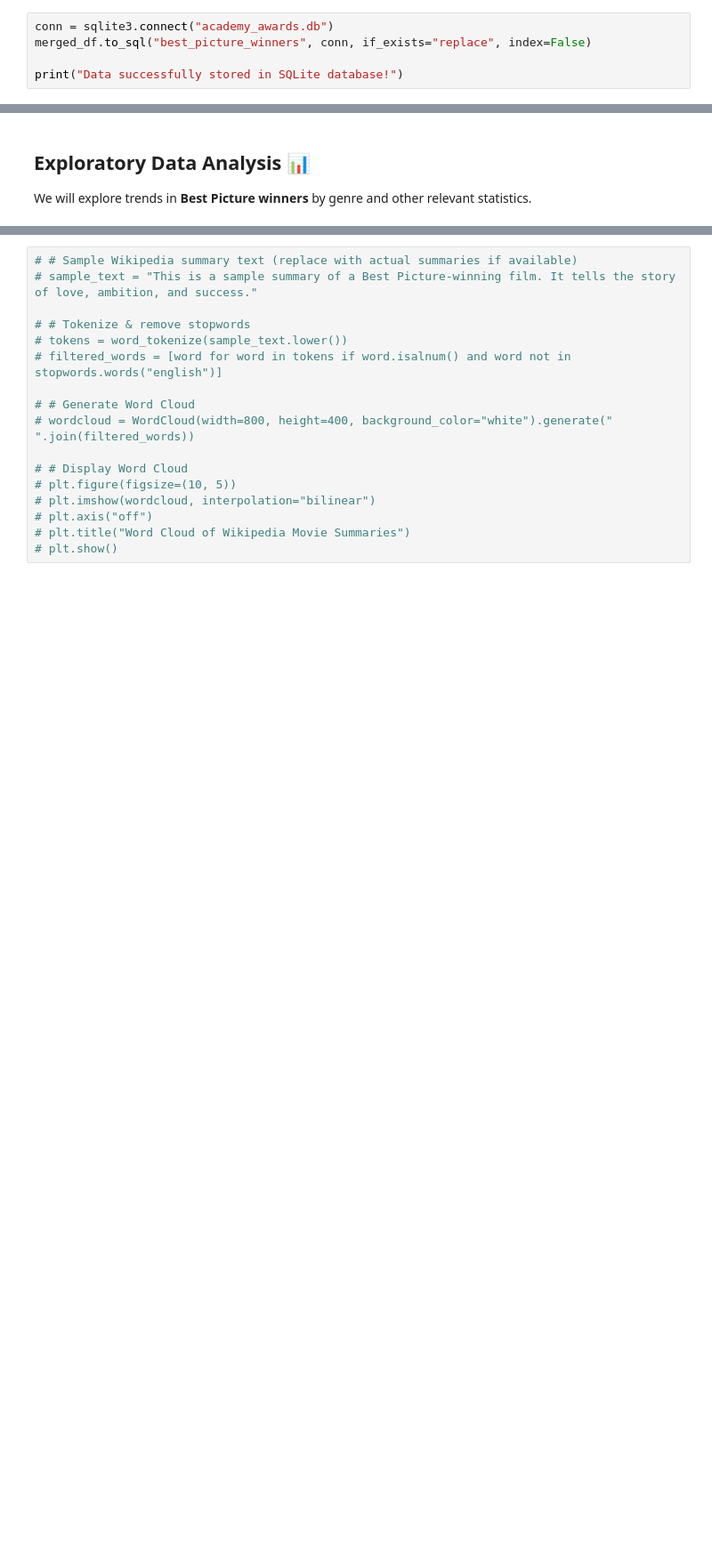
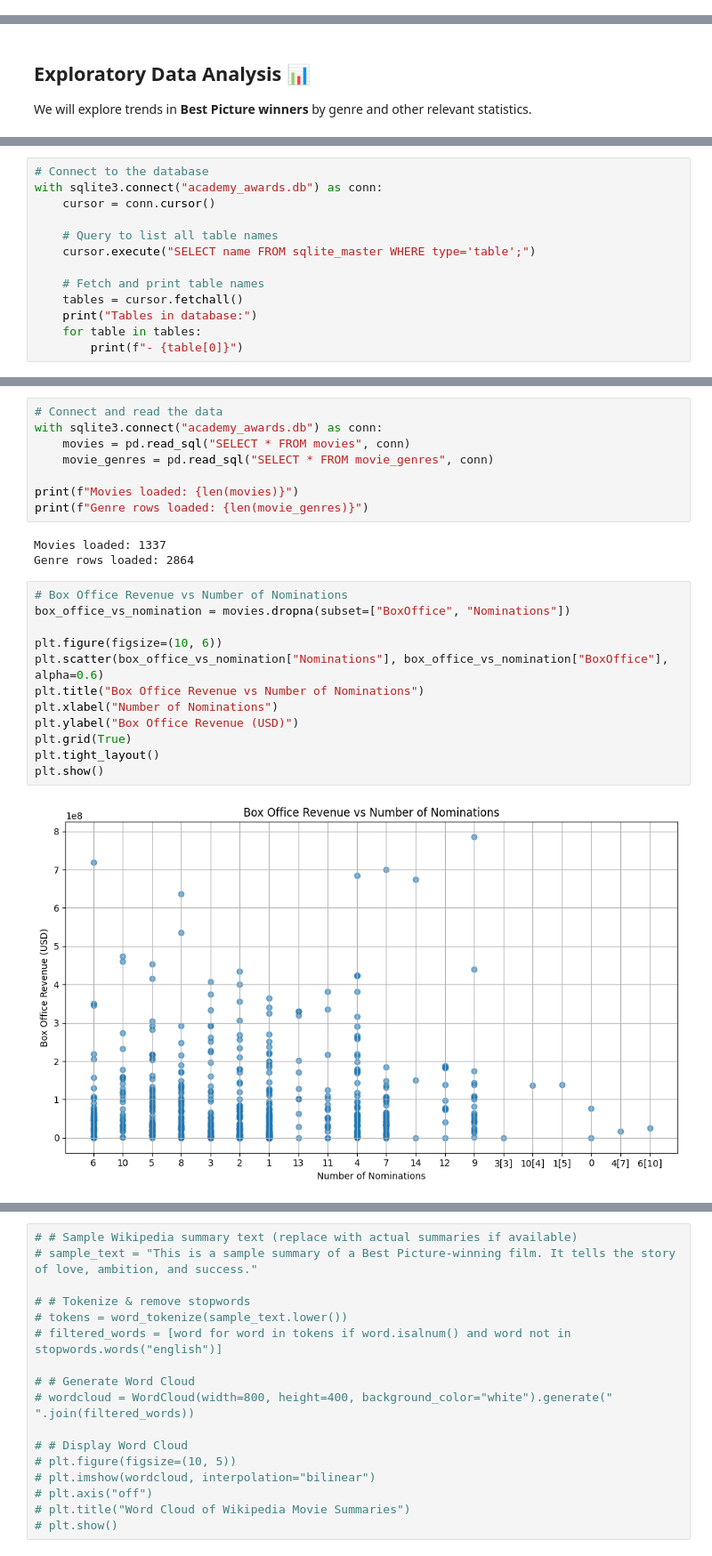
Before and after one commit to judd-jacobs/code-you-capstone, a Jupyter notebook: academy_awards_analysis_new.ipynb, the cells around one changed output, grey strips where cells are left out. Shown at 89% size. Drawn from its saved outputs; the diff is of its cells as text; blank space fills up the shorter version.

Commit message:
Ready to review visualizations

```diff
--- a/academy_awards_analysis_new.ipynb
+++ b/academy_awards_analysis_new.ipynb
@@ -454,8 +454,3 @@ memory usage: 1.1+ MB
 5 rows × 47 columns
 # %% [markdown]
 ### Save cleaned data to local SQLite database
-# %%
-conn = sqlite3.connect("academy_awards.db")
-merged_df.to_sql("best_picture_winners", conn, if_exists="replace", index=False)
-
-print("Data successfully stored in SQLite database!")
@@ -539,0 +489,13 @@ We will analyze **box office revenue** and number of nominations.
+# %%
+# Connect to the database
+with sqlite3.connect("academy_awards.db") as conn:
+    cursor = conn.cursor()
+
+    # Query to list all table names
+    cursor.execute("SELECT name FROM sqlite_master WHERE type='table';")
+
+    # Fetch and print table names
+    tables = cursor.fetchall()
+    print("Tables in database:")
+    for table in tables:
+        print(f"- {table[0]}")
@@ -539,0 +509,25 @@ We will analyze **box office revenue** and number of nominations.
+# %%
+# Connect and read the data
+with sqlite3.connect("academy_awards.db") as conn:
+    movies = pd.read_sql("SELECT * FROM movies", conn)
+    movie_genres = pd.read_sql("SELECT * FROM movie_genres", conn)
+
+print(f"Movies loaded: {len(movies)}")
+print(f"Genre rows loaded: {len(movie_genres)}")
+# %% [output]
+Movies loaded: 1337
+Genre rows loaded: 2864
+# %%
+# Box Office Revenue vs Number of Nominations
+box_office_vs_nomination = movies.dropna(subset=["BoxOffice", "Nominations"])
+
+plt.figure(figsize=(10, 6))
+plt.scatter(box_office_vs_nomination["Nominations"], box_office_vs_nomination["BoxOffice"], alpha=0.6)
+plt.title("Box Office Revenue vs Number of Nominations")
+plt.xlabel("Number of Nominations")
+plt.ylabel("Box Office Revenue (USD)")
+plt.grid(True)
+plt.tight_layout()
+plt.show()
+# %% [output]
+[figure, added]
```
Also changed, not shown: parts of 13 cells of this notebook, 2 other files.
